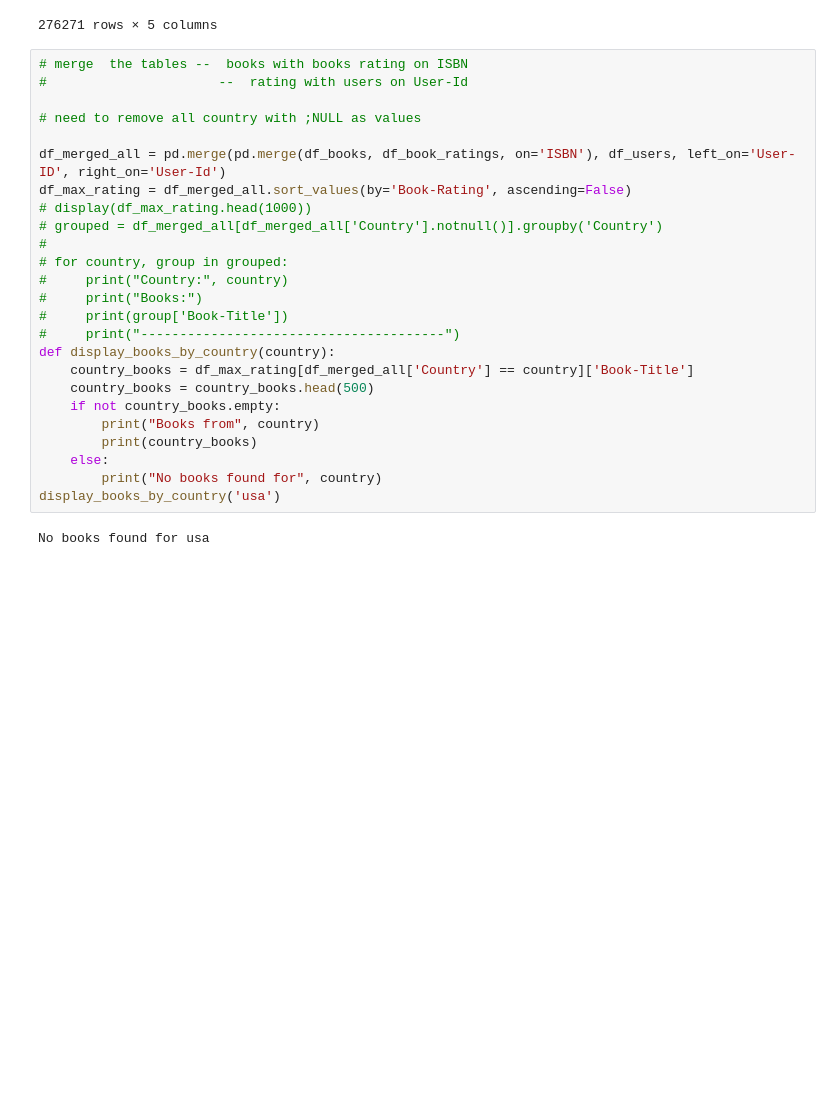
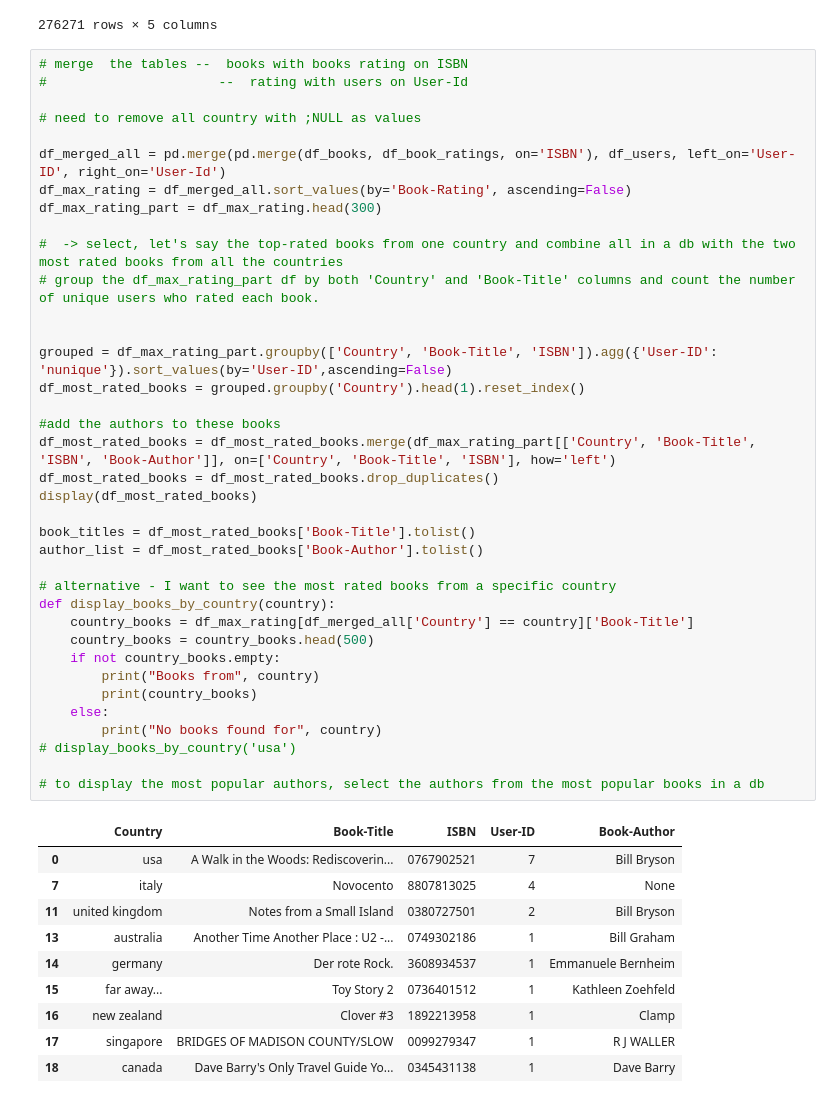
Before and after one commit to cdumitrita/books, a Jupyter notebook: pr_books.ipynb, the cells around one changed output. Saved outputs shown, nothing was run; the diff lists cells and outputs as text; blank space fills up the shorter version.

Commit message:
resolved the books/auth popular

```diff
--- a/pr_books.ipynb
+++ b/pr_books.ipynb
@@ -111,27 +111,48 @@ df_users = df_users.drop(['User-ID', '"Location"', '"Age"'], axis=1)
 # %%
 # merge  the tables --  books with books rating on ISBN
 #                      --  rating with users on User-Id
 
 # need to remove all country with ;NULL as values
 
 df_merged_all = pd.merge(pd.merge(df_books, df_book_ratings, on='ISBN'), df_users, left_on='User-ID', right_on='User-Id')
 df_max_rating = df_merged_all.sort_values(by='Book-Rating', ascending=False)
-# display(df_max_rating.head(1000))
-# grouped = df_merged_all[df_merged_all['Country'].notnull()].groupby('Country')
-#
-# for country, group in grouped:
-#     print("Country:", country)
-#     print("Books:")
-#     print(group['Book-Title'])
-#     print("---------------------------------------")
+df_max_rating_part = df_max_rating.head(300)
+
+#  -> select, let's say the top-rated books from one country and combine all in a db with the two most rated books from all the countries
+# group the df_max_rating_part df by both 'Country' and 'Book-Title' columns and count the number of unique users who rated each book.
+
+
+grouped = df_max_rating_part.groupby(['Country', 'Book-Title', 'ISBN']).agg({'User-ID': 'nunique'}).sort_values(by='User-ID',ascending=False)
+df_most_rated_books = grouped.groupby('Country').head(1).reset_index()
+
+#add the authors to these books
+df_most_rated_books = df_most_rated_books.merge(df_max_rating_part[['Country', 'Book-Title', 'ISBN', 'Book-Author']], on=['Country', 'Book-Title', 'ISBN'], how='left')
+df_most_rated_books = df_most_rated_books.drop_duplicates()
+display(df_most_rated_books)
+
+book_titles = df_most_rated_books['Book-Title'].tolist()
+author_list = df_most_rated_books['Book-Author'].tolist()
+
+# alternative - I want to see the most rated books from a specific country
 def display_books_by_country(country):
     country_books = df_max_rating[df_merged_all['Country'] == country]['Book-Title']
     country_books = country_books.head(500)
     if not country_books.empty:
         print("Books from", country)
         print(country_books)
     else:
         print("No books found for", country)
-display_books_by_country('usa')
+# display_books_by_country('usa')
+
+# to display the most popular authors, select the authors from the most popular books in a db
 # %% [output]
-No books found for usa
+|  | Country | Book-Title | ISBN | User-ID | Book-Author |
+| 0 | usa | A Walk in the Woods: Rediscoverin... | 0767902521 | 7 | Bill Bryson |
+| 7 | italy | Novocento | 8807813025 | 4 | None |
+| 11 | united kingdom | Notes from a Small Island | 0380727501 | 2 | Bill Bryson |
+| 13 | australia | Another Time Another Place : U2 -... | 0749302186 | 1 | Bill Graham |
+| 14 | germany | Der rote Rock. | 3608934537 | 1 | Emmanuele Bernheim |
+| 15 | far away... | Toy Story 2 | 0736401512 | 1 | Kathleen Zoehfeld |
+| 16 | new zealand | Clover #3 | 1892213958 | 1 | Clamp |
+| 17 | singapore | BRIDGES OF MADISON COUNTY/SLOW | 0099279347 | 1 | R J WALLER |
+| 18 | canada | Dave Barry's Only Travel Guide Yo... | 0345431138 | 1 | Dave Barry |
```
Also changed, not shown: parts of 1 cell of this notebook.
